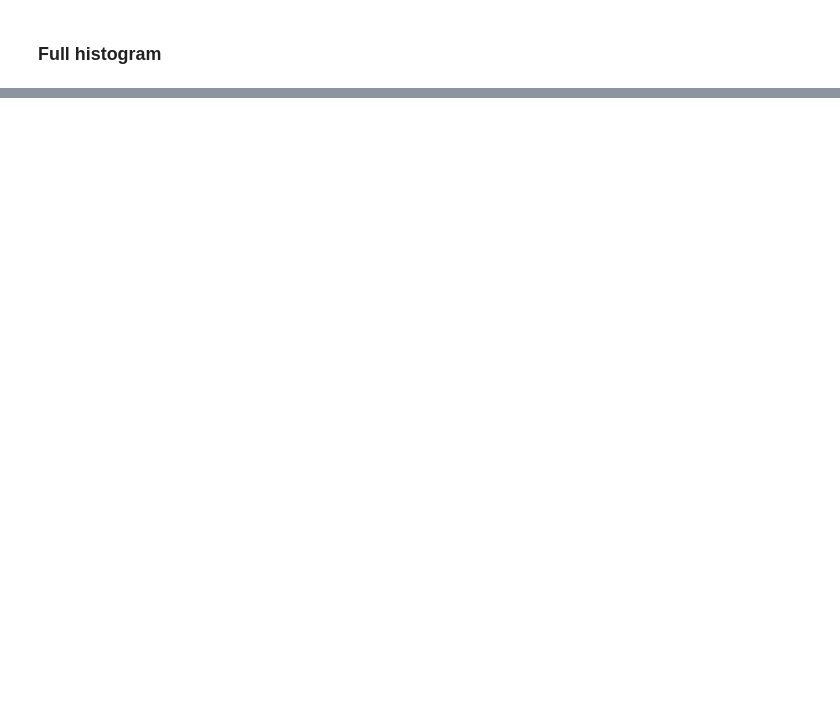
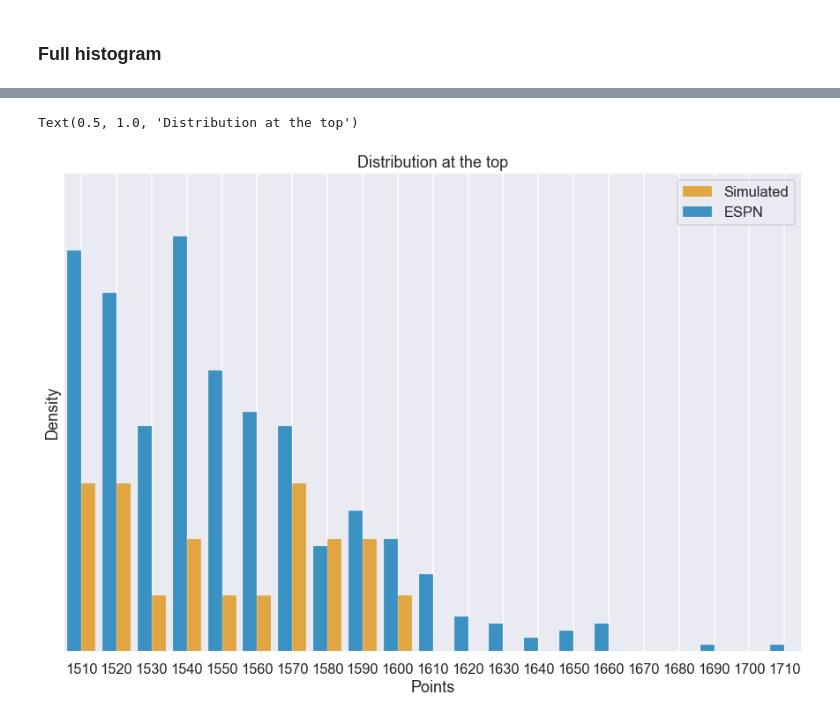
Before and after one commit to awooddoughty/bracket-predictions, a Jupyter notebook: summarize_results.ipynb, the cells around one changed output, grey strips where cells are left out. Cells and saved outputs as stored; diff of their text form; code cells hidden in the pictures; blank space fills up the shorter version.

```diff
--- a/summarize_results.ipynb
+++ b/summarize_results.ipynb
@@ -46,5 +234,5 @@ save_brackets('first_round', bracket_names_first)
 # %% [markdown]
 ## ESPN Brackets
 # %%
-espn_brackets = feather.read_dataframe('espn_brackets_2018.feather')
-espn_brackets = espn_brackets[espn_brackets['p']!=0]
+espn_brackets = pd.read_feather(f'{DATA_DIRECTORY}/espn_brackets_2022.feather')
+espn_brackets = espn_brackets.loc[espn_brackets["score"] > 0]
@@ -94,0 +346,26 @@ plt.show()
+# %%
+%%time
+x_min, x_max = 1500, 1720
+
+plt.figure(figsize=(15,10))
+sns.histplot(
+#     data=combined.loc[combined["score"] >= x_min],
+    data=combined,
+    x="norm_score",
+    hue="source",
+    discrete=True,
+    multiple="dodge",
+    shrink=0.8,
+    stat="density",
+    common_norm=False,
+)
+plt.xticks(ticks=range(x_min // 10, x_max // 10, 1), labels=range(x_min, x_max, 10))
+plt.yticks([])
+plt.legend(["Simulated", "ESPN"])
+plt.xlim(x_min // 10 + 0.5, x_max // 10 - 0.5)
+# plt.ylim(0, 0.000008)
+plt.ylim(0, (combined.loc[lambda x: x['source'] == 'ESPN']['score'] == x_min).mean() * 1.0)
+plt.xlabel('Points')
+plt.title("Distribution at the top")
+# plt.savefig('top_histogram.png', bbox_inches="tight")
+# %% [output]
@@ -94,0 +374,2 @@ plt.show()
+Text(0.5, 1.0, 'Distribution at the top')
+[figure, added]
```
Also changed, not shown: parts of 48 cells of this notebook, 18 other files.
